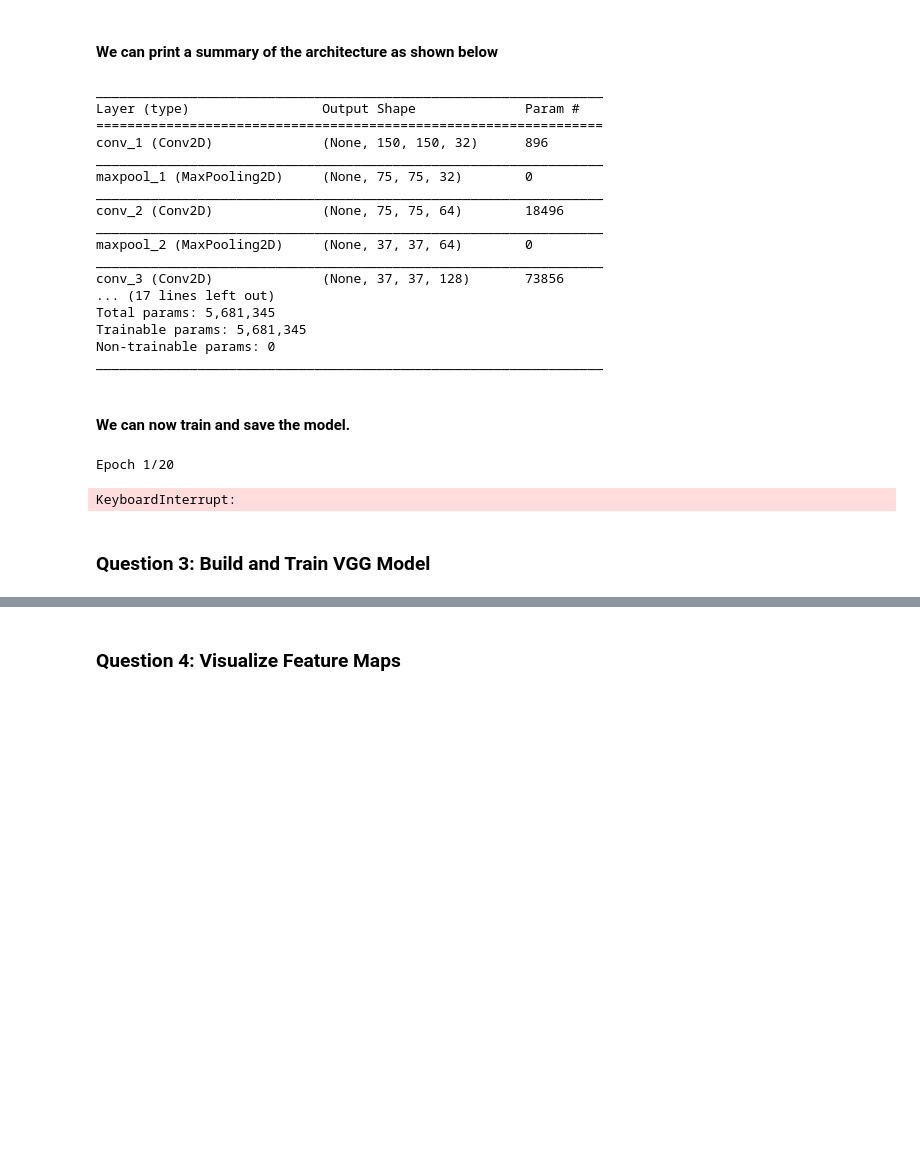
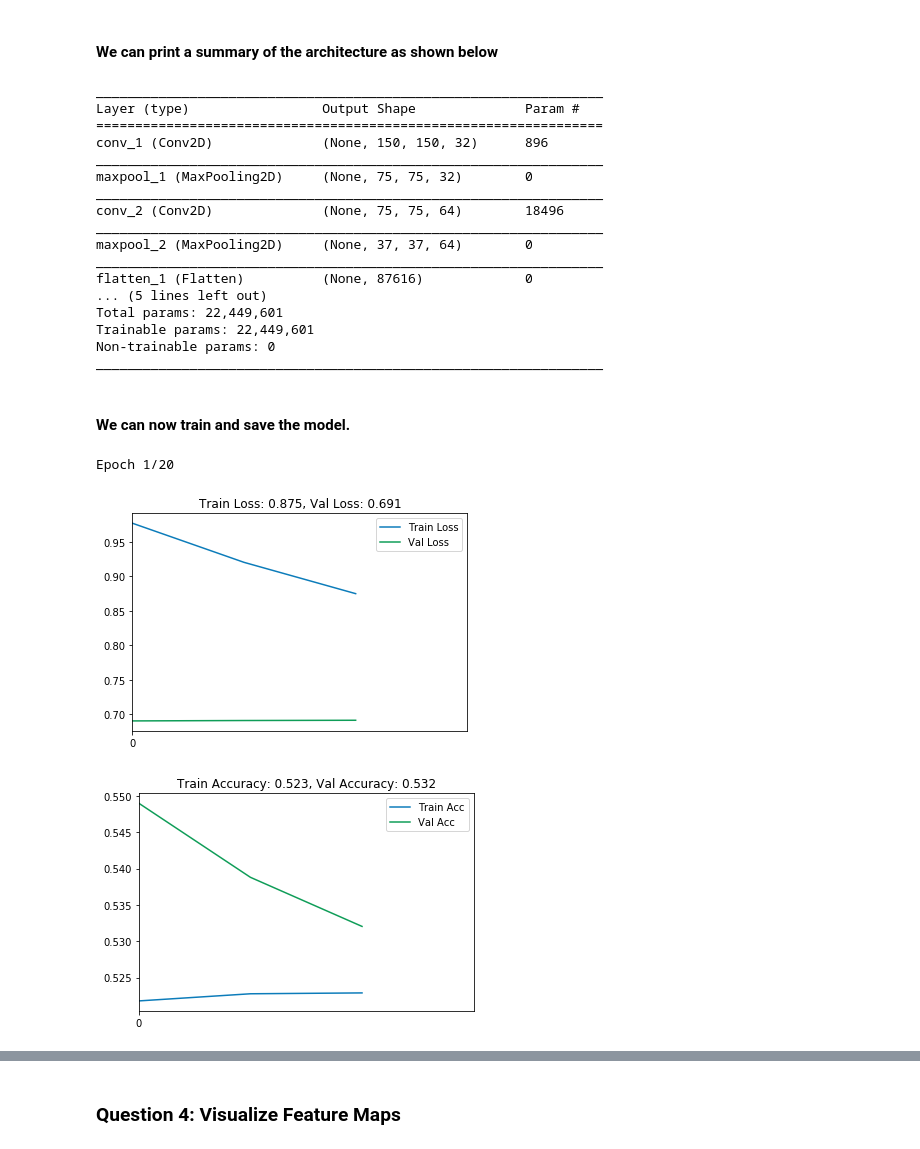
Before and after one commit to tiff-wang/TechX-homework-solutions, a Jupyter notebook: Assignment-Solutions/Assignment8/Assignment8-CNNs.ipynb, the cells around one changed output, grey strips where cells are left out. Saved outputs shown, nothing was run; the diff lists cells and outputs as text; code cells hidden in the pictures; blank space fills up the shorter version.

```diff
--- a/Assignment-Solutions/Assignment8/Assignment8-CNNs.ipynb
+++ b/Assignment-Solutions/Assignment8/Assignment8-CNNs.ipynb
@@ -205,7 +195,7 @@ model_custom.compile(optimizer='adam', loss='binary_crossentropy', metrics=['acc
 # %% [markdown]
 #### We can print a summary of the architecture as shown below
 # %%
-model_custom.summary()
+model_custom1.summary()
 # %% [output]
 _________________________________________________________________
 Layer (type)                 Output Shape              Param #
@@ -218,32 +208,28 @@ conv_2 (Conv2D)              (None, 75, 75, 64)        18496
 _________________________________________________________________
 maxpool_2 (MaxPooling2D)     (None, 37, 37, 64)        0
 _________________________________________________________________
-conv_3 (Conv2D)              (None, 37, 37, 128)       73856
-... (17 lines left out)
-Total params: 5,681,345
-Trainable params: 5,681,345
+flatten_1 (Flatten)          (None, 87616)             0
+... (5 lines left out)
+Total params: 22,449,601
+Trainable params: 22,449,601
 Non-trainable params: 0
 _________________________________________________________________
 # %% [markdown]
 #### We can now train and save the model.
 # %%
-#fit model
-history_custom = model_custom.fit_generator(train_generator, steps_per_epoch=100, epochs=20,
+# train model for 20 epochs, with 100 steps per epoch, and 50 validation steps
+history_custom1 = model_custom1.fit_generator(train_generator, steps_per_epoch=100, epochs=20,
                                       validation_data=validation_generator, validation_steps=50, verbose=1)
 
-# # save model
-model_custom.save('model-custom.h5')
-save_history(history_custom, 'history_custom.bin')
-
-# plot results
-history_aug = load_history('history_custom.bin')
-plot_compare(history_custom)
+# save the model and its history
+model_custom1.save('model-custom1.h5')
+save_history(history_custom1, 'history_custom1.bin')
 # %% [output]
 Epoch 1/20
-KeyboardInterrupt:
 # %%
 # plot results
-history_aug = load_history('history_custom.bin')
-plot_compare(history_custom)
+history_custom1 = load_history('history_custom1.bin')
+plot_compare(history_custom1)
+# %% [output]
+[figure, added]
+[figure, added]
-# %% [markdown]
-### Question 3: Build and Train VGG Model
```
Also changed, not shown: parts of 10 cells of this notebook.
